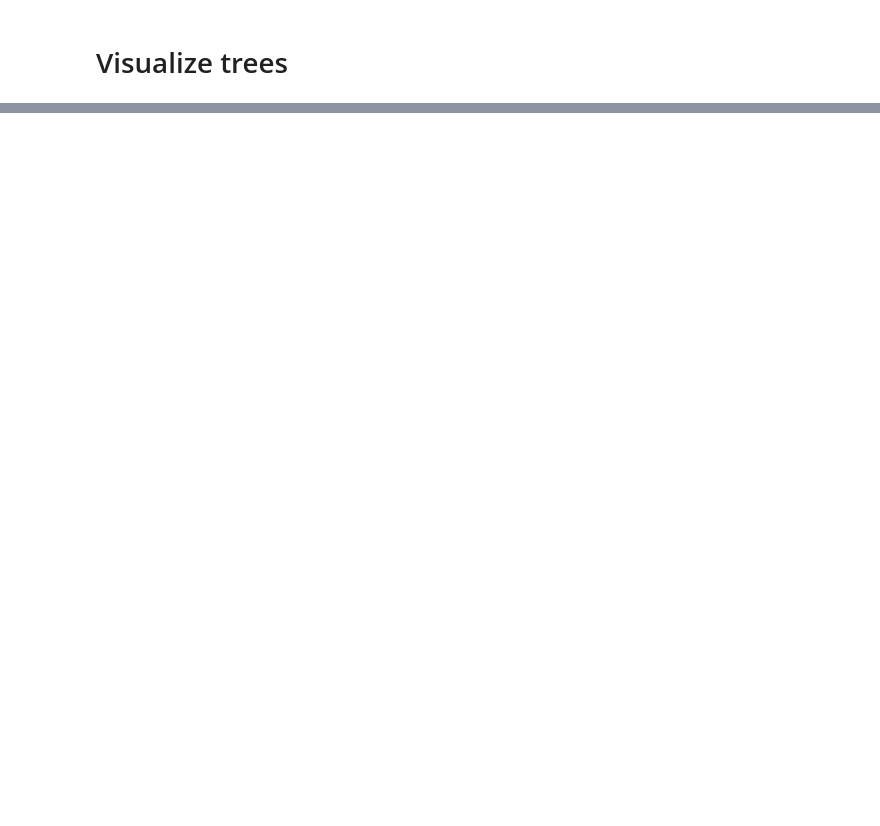
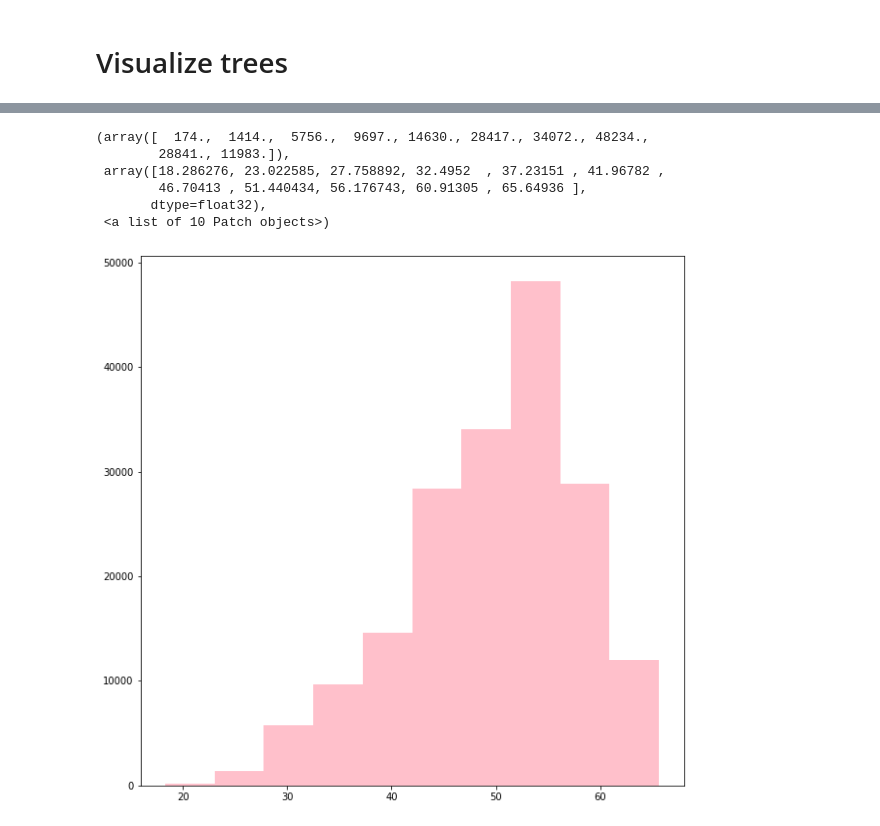
Before and after one commit to ostroskianais/yield-prediction, a Jupyter notebook: yield_model.ipynb, the cells around one changed output, grey strips where cells are left out. Cells and saved outputs as stored; diff of their text form; code cells hidden in the pictures; blank space fills up the shorter version.

```diff
--- a/yield_model.ipynb
+++ b/yield_model.ipynb
@@ -259,0 +221,11 @@ tfdf.model_plotter.plot_model_in_colab(model_1, tree_idx=8)
+# %%
+plt.figure(figsize=(10,10))
+plt.hist(pred_pixel, facecolor='pink')
+# %% [output]
+(array([  174.,  1414.,  5756.,  9697., 14630., 28417., 34072., 48234.,
+        28841., 11983.]),
+ array([18.286276, 23.022585, 27.758892, 32.4952  , 37.23151 , 41.96782 ,
+        46.70413 , 51.440434, 56.176743, 60.91305 , 65.64936 ],
+       dtype=float32),
+ <a list of 10 Patch objects>)
+[figure, added]
```
Also changed, not shown: parts of 24 cells of this notebook.
